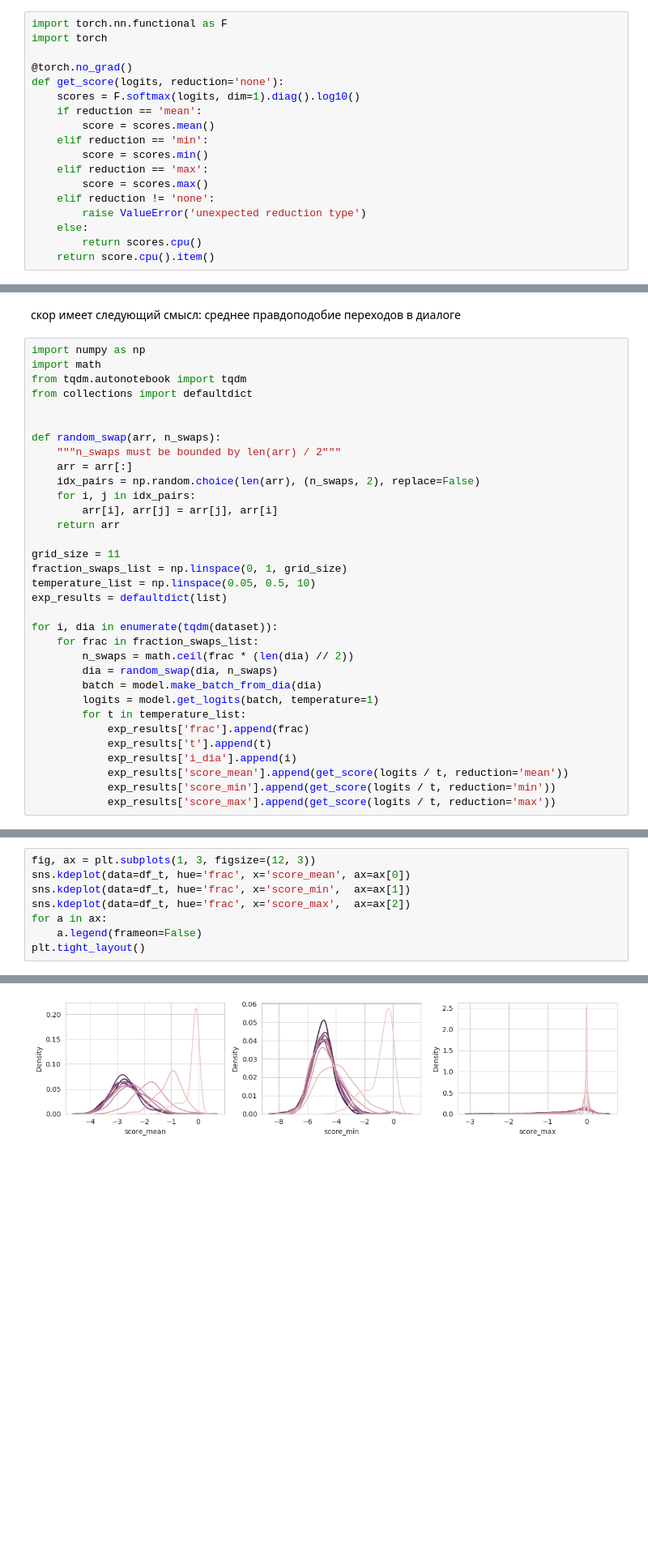
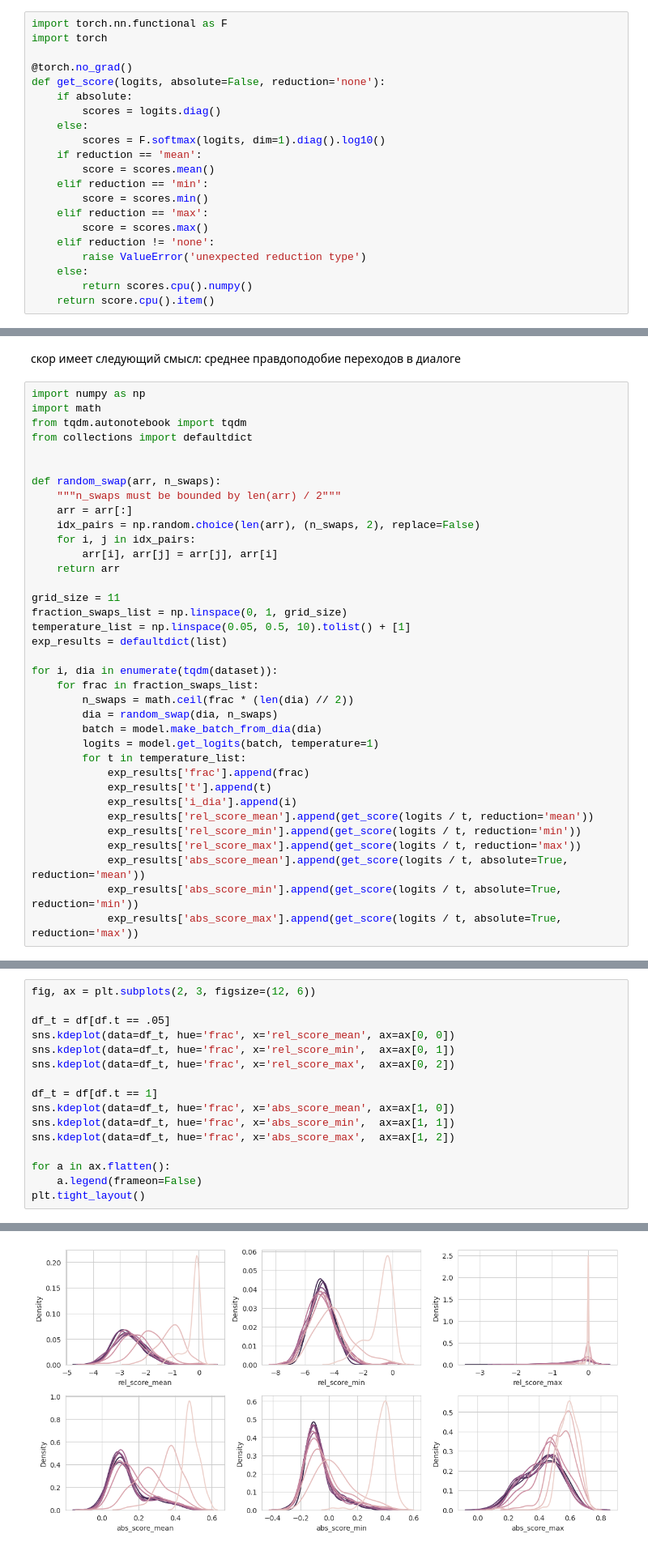
Before and after one commit to voorhs/dialogue-augmentation, a Jupyter notebook: augmentation_development.ipynb, the cells around one changed output, grey strips where cells are left out. Shown at 81% size. Drawn from its saved outputs; the diff is of its cells as text; blank space fills up the shorter version.

```diff
--- a/augmentation_development.ipynb
+++ b/augmentation_development.ipynb
@@ -2268,8 +2268,11 @@ import torch.nn.functional as F
 import torch
 
 @torch.no_grad()
-def get_score(logits, reduction='none'):
-    scores = F.softmax(logits, dim=1).diag().log10()
+def get_score(logits, absolute=False, reduction='none'):
+    if absolute:
+        scores = logits.diag()
+    else:
+        scores = F.softmax(logits, dim=1).diag().log10()
     if reduction == 'mean':
         score = scores.mean()
     elif reduction == 'min':
@@ -2279,7 +2282,7 @@ def get_score(logits, reduction='none'):
     elif reduction != 'none':
         raise ValueError('unexpected reduction type')
     else:
-        return scores.cpu()
+        return scores.cpu().numpy()
     return score.cpu().item()
 # %% [markdown]
 #### Score vs Shuffling
@@ -2307,7 +2310,7 @@ def random_swap(arr, n_swaps):
 
 grid_size = 11
 fraction_swaps_list = np.linspace(0, 1, grid_size)
-temperature_list = np.linspace(0.05, 0.5, 10)
+temperature_list = np.linspace(0.05, 0.5, 10).tolist() + [1]
 exp_results = defaultdict(list)
 
 for i, dia in enumerate(tqdm(dataset)):
@@ -2320,9 +2323,12 @@ for i, dia in enumerate(tqdm(dataset)):
             exp_results['frac'].append(frac)
             exp_results['t'].append(t)
             exp_results['i_dia'].append(i)
-            exp_results['score_mean'].append(get_score(logits / t, reduction='mean'))
-            exp_results['score_min'].append(get_score(logits / t, reduction='min'))
-            exp_results['score_max'].append(get_score(logits / t, reduction='max'))
+            exp_results['rel_score_mean'].append(get_score(logits / t, reduction='mean'))
+            exp_results['rel_score_min'].append(get_score(logits / t, reduction='min'))
+            exp_results['rel_score_max'].append(get_score(logits / t, reduction='max'))
+            exp_results['abs_score_mean'].append(get_score(logits / t, absolute=True, reduction='mean'))
+            exp_results['abs_score_min'].append(get_score(logits / t, absolute=True, reduction='min'))
+            exp_results['abs_score_max'].append(get_score(logits / t, absolute=True, reduction='max'))
 # %%
 import pandas as pd
 
@@ -2353,9 +2368,17 @@ plt.tight_layout()
 # %%
-fig, ax = plt.subplots(1, 3, figsize=(12, 3))
-sns.kdeplot(data=df_t, hue='frac', x='score_mean', ax=ax[0])
-sns.kdeplot(data=df_t, hue='frac', x='score_min',  ax=ax[1])
-sns.kdeplot(data=df_t, hue='frac', x='score_max',  ax=ax[2])
-for a in ax:
+fig, ax = plt.subplots(2, 3, figsize=(12, 6))
+
+df_t = df[df.t == .05]
+sns.kdeplot(data=df_t, hue='frac', x='rel_score_mean', ax=ax[0, 0])
+sns.kdeplot(data=df_t, hue='frac', x='rel_score_min',  ax=ax[0, 1])
+sns.kdeplot(data=df_t, hue='frac', x='rel_score_max',  ax=ax[0, 2])
+
+df_t = df[df.t == 1]
+sns.kdeplot(data=df_t, hue='frac', x='abs_score_mean', ax=ax[1, 0])
+sns.kdeplot(data=df_t, hue='frac', x='abs_score_min',  ax=ax[1, 1])
+sns.kdeplot(data=df_t, hue='frac', x='abs_score_max',  ax=ax[1, 2])
+
+for a in ax.flatten():
     a.legend(frameon=False)
 plt.tight_layout()
 # %% [output]
@@ -2365,4 +2391,4 @@ No artists with labels found to put in legend.  Note that artists whose label st
-[figure, old version]
+[figure, new version]
 # %% [markdown]
 #### Score vs Position
 # %%
```
Also changed, not shown: parts of 9 cells of this notebook, 4 other files.
